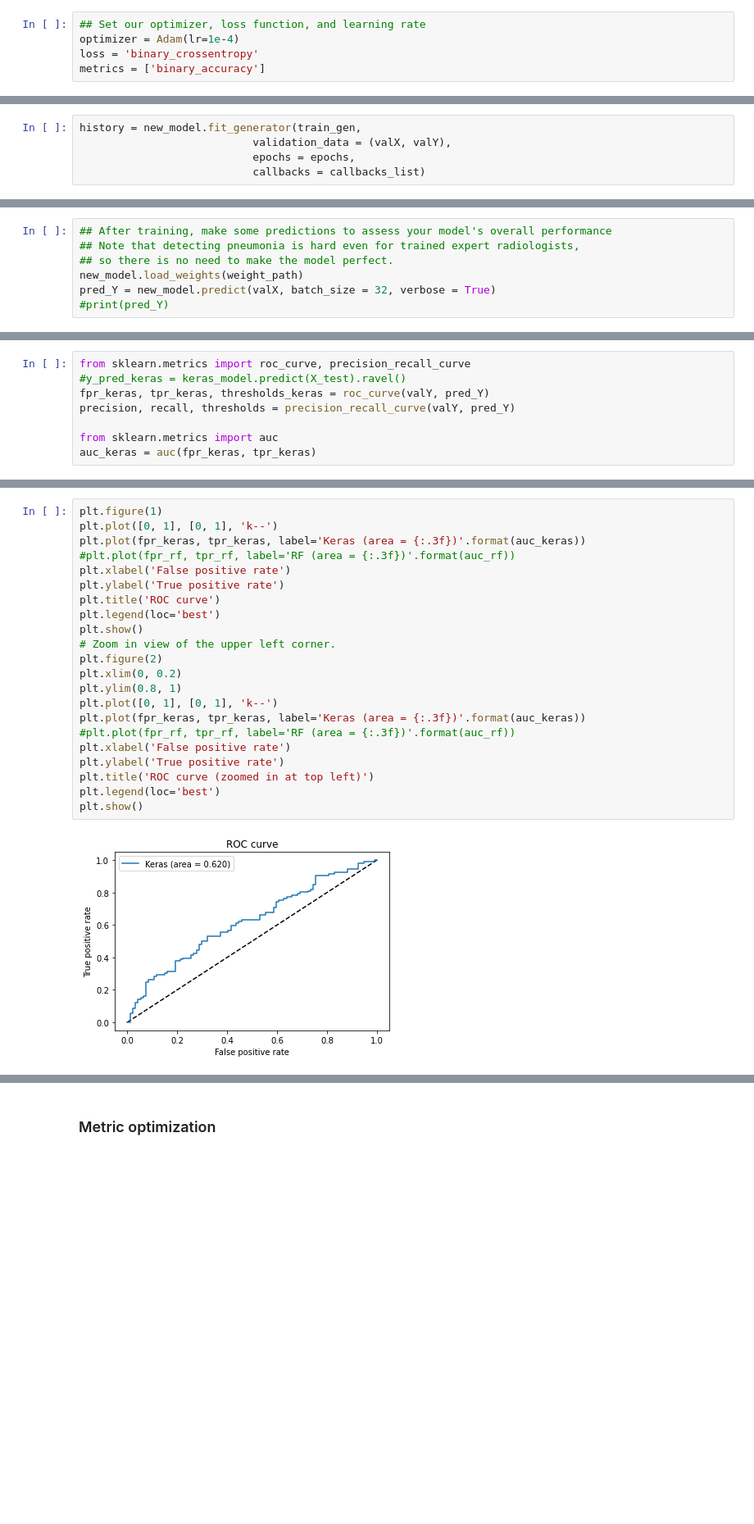
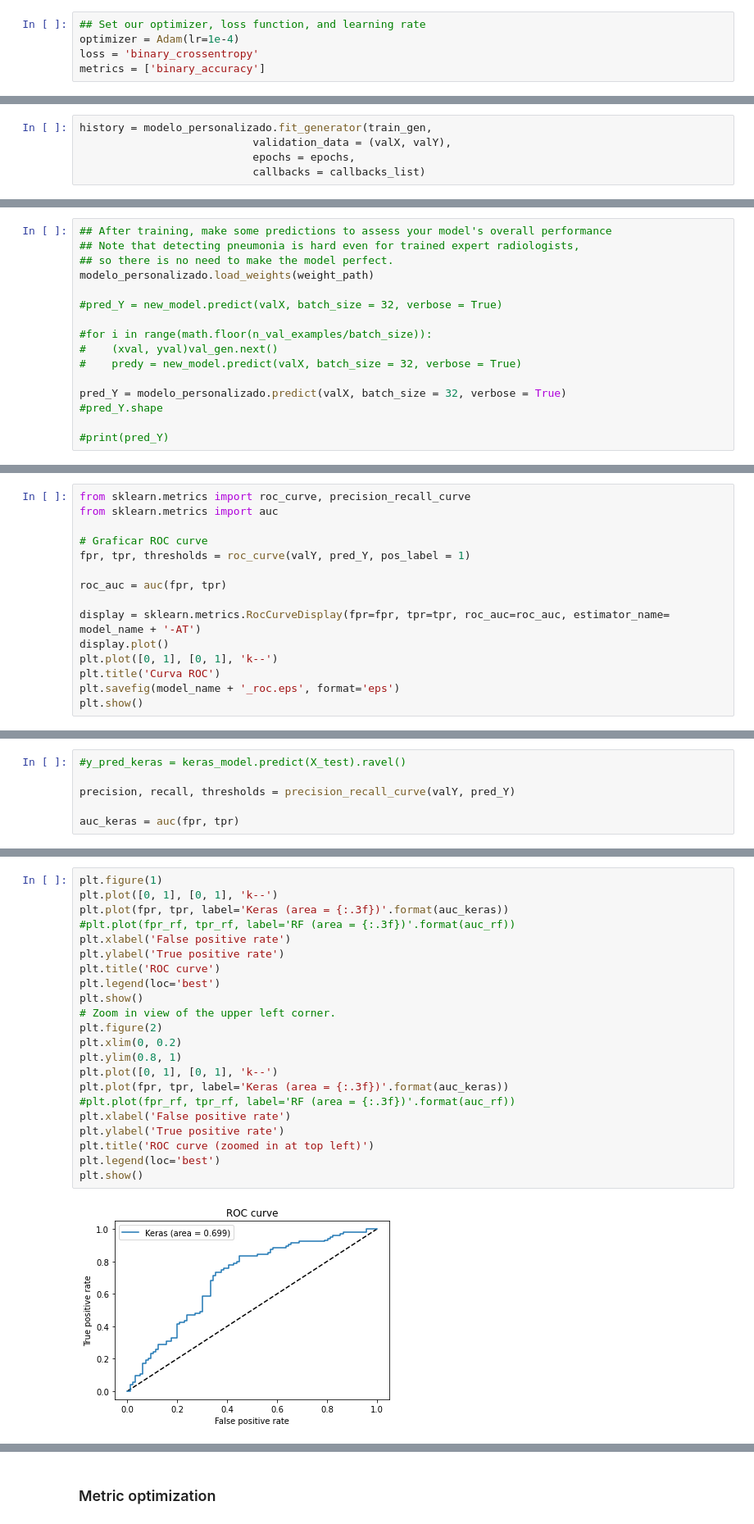
Before and after one commit to irvingvasquez/neumonitor, a Jupyter notebook: Build and train model.ipynb, the cells around one changed output, grey strips where cells are left out. Shown at 82% size. Saved outputs shown, nothing was run; the diff lists cells and outputs as text; blank space fills up the shorter version.

Commit message:
update training

```diff
--- a/Build and train model.ipynb
+++ b/Build and train model.ipynb
@@ -364,5 +388,5 @@ epochs = 50
 # %%
-history = new_model.fit_generator(train_gen,
+history = modelo_personalizado.fit_generator(train_gen,
                            validation_data = (valX, valY),
                            epochs = epochs,
                            callbacks = callbacks_list)
@@ -420,7 +487,16 @@ plot_history(history)
 ## After training, make some predictions to assess your model's overall performance
 ## Note that detecting pneumonia is hard even for trained expert radiologists,
 ## so there is no need to make the model perfect.
-new_model.load_weights(weight_path)
-pred_Y = new_model.predict(valX, batch_size = 32, verbose = True)
+modelo_personalizado.load_weights(weight_path)
+
+#pred_Y = new_model.predict(valX, batch_size = 32, verbose = True)
+
+#for i in range(math.floor(n_val_examples/batch_size)):
+#    (xval, yval)val_gen.next()
+#    predy = new_model.predict(valX, batch_size = 32, verbose = True)
+
+pred_Y = modelo_personalizado.predict(valX, batch_size = 32, verbose = True)
+#pred_Y.shape
+
 #print(pred_Y)
 # %% [output]
@@ -427,0 +506,15 @@ pred_Y = new_model.predict(valX, batch_size = 32, verbose = True)
+# %%
+from sklearn.metrics import roc_curve, precision_recall_curve
+from sklearn.metrics import auc
+
+# Graficar ROC curve
+fpr, tpr, thresholds = roc_curve(valY, pred_Y, pos_label = 1)
+
+roc_auc = auc(fpr, tpr)
+
+display = sklearn.metrics.RocCurveDisplay(fpr=fpr, tpr=tpr, roc_auc=roc_auc, estimator_name= model_name + '-AT')
+display.plot()
+plt.plot([0, 1], [0, 1], 'k--')
+plt.title('Curva ROC')
+plt.savefig(model_name + '_roc.eps', format='eps')
+plt.show()
@@ -428,11 +525,9 @@ pred_Y = new_model.predict(valX, batch_size = 32, verbose = True)
 # %%
-from sklearn.metrics import roc_curve, precision_recall_curve
 #y_pred_keras = keras_model.predict(X_test).ravel()
-fpr_keras, tpr_keras, thresholds_keras = roc_curve(valY, pred_Y)
+
 precision, recall, thresholds = precision_recall_curve(valY, pred_Y)
 
-from sklearn.metrics import auc
-auc_keras = auc(fpr_keras, tpr_keras)
+auc_keras = auc(fpr, tpr)
 # %%
 plt.plot(recall, precision)
 plt.title('Precision-Recall Curve')
@@ -444,27 +540,27 @@ plt.show()
 # %%
 plt.figure(1)
 plt.plot([0, 1], [0, 1], 'k--')
-plt.plot(fpr_keras, tpr_keras, label='Keras (area = {:.3f})'.format(auc_keras))
+plt.plot(fpr, tpr, label='Keras (area = {:.3f})'.format(auc_keras))
 #plt.plot(fpr_rf, tpr_rf, label='RF (area = {:.3f})'.format(auc_rf))
 plt.xlabel('False positive rate')
 plt.ylabel('True positive rate')
 plt.title('ROC curve')
 plt.legend(loc='best')
 plt.show()
 # Zoom in view of the upper left corner.
 plt.figure(2)
 plt.xlim(0, 0.2)
 plt.ylim(0.8, 1)
 plt.plot([0, 1], [0, 1], 'k--')
-plt.plot(fpr_keras, tpr_keras, label='Keras (area = {:.3f})'.format(auc_keras))
+plt.plot(fpr, tpr, label='Keras (area = {:.3f})'.format(auc_keras))
 #plt.plot(fpr_rf, tpr_rf, label='RF (area = {:.3f})'.format(auc_rf))
 plt.xlabel('False positive rate')
 plt.ylabel('True positive rate')
 plt.title('ROC curve (zoomed in at top left)')
 plt.legend(loc='best')
 plt.show()
 # %% [output]
-[figure, old version]
+[figure, new version]
 [figure]
 # %% [markdown]
 ### Metric optimization
```
Also changed, not shown: parts of 64 cells of this notebook, 5 other files.
